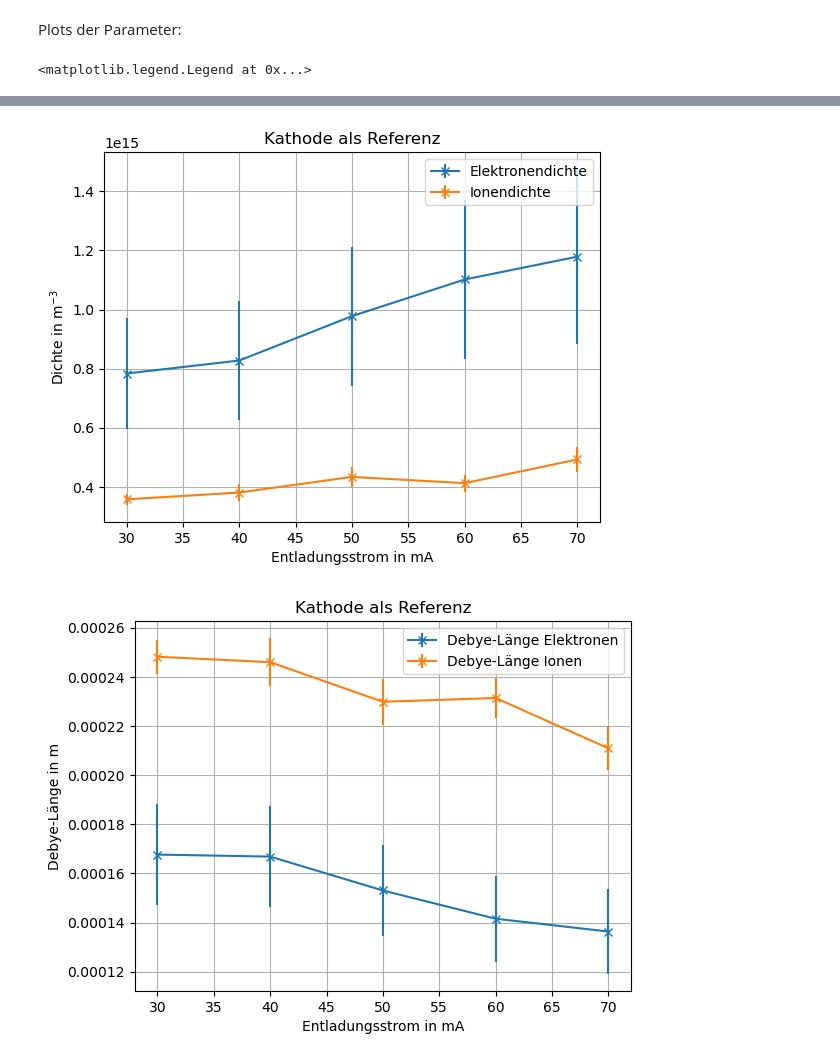
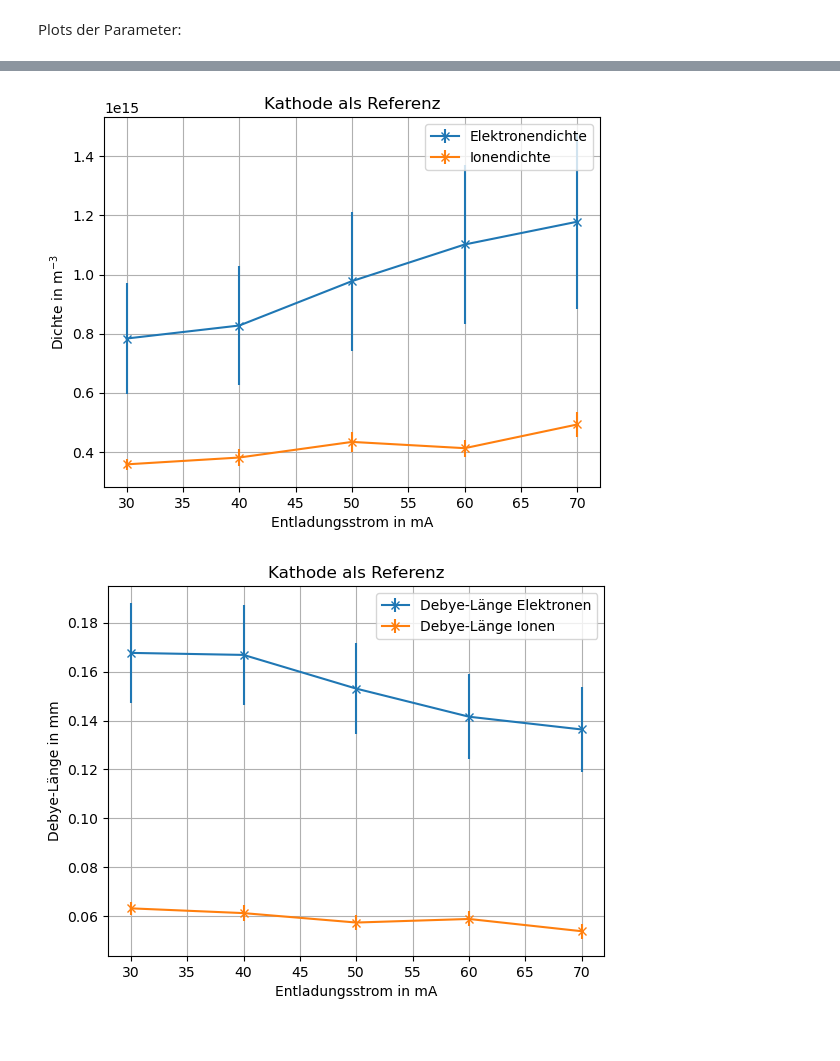
Before and after one commit to hannes-ebe/F-Prak, a Jupyter notebook: langmuir/Automatisierte_Messung.ipynb, the cells around one changed output, grey strips where cells are left out. Cells and saved outputs as stored; diff of their text form; code cells hidden in the pictures.

```diff
--- a/langmuir/Automatisierte_Messung.ipynb
+++ b/langmuir/Automatisierte_Messung.ipynb
@@ -378,28 +392,3 @@ def U_p_to_v(U_p):
 def maxwell(v,T):
     '''Maxwell-Verteilung für Temperatur T'''
     return 4*const.pi*v**2*(const.m_e/(2*const.pi*const.k*T))**(3/2)*np.exp(-const.m_e*v**2/2/const.k/T)
-# %%
-currents = [I_30]#,I_40,I_50,I_60,I_70]
-labels = [30]#,40,50,60,70]
-
-for i, current in enumerate(currents):
-    I_1 = current[4]
-    U_1 = current[3]
-    I_2 = current[7]
-    U_2 = current[6]
-    phi_p = plasma_pot[i]
-    # print(phi_p)
-
-    # Berechnung der Geschwindigkeitsverteilung
-    f = druyvestein(9.2e-6,I_2)
-    U_p = phi_p - U_2
-    v = U_p_to_v(U_p)
-    # Skaliere Maxwell mit der entsprechenden Elektronen-Teilchendichte
-    maxwell = maxwell(v,4800)
-
-    ax = plt.plot()
-    plt.plot(v,f,label='Druyvestein')
-    plt.plot(v,maxwell,label='Maxwell-Verteilung')
-    plt.plot
-    plt.grid()
-    plt.legend()
@@ -571,6 +635,7 @@ for i,current in enumerate(currents):
     plt.axvline(U[fit_lim[i][1]],color='firebrick',label='Bereich des Fits')
 
     plt.legend()
+    plt.savefig('figures/bestimmung_T_'+str(labels[i])+'kathode.pdf')
 
     T_el.append(slope_to_T(m))
     T_el_err.append(T_err(m,se))
@@ -580,8 +645,10 @@ for i,current in enumerate(currents):
     n_ion_err.append(n_i_err(i_satt[i],i_satt_std[i],A,A_err,T_el[-1],T_el_err[-1],m_i))
     debye_e.append(debye(T_el[-1],n_el[-1]))
     debye_e_err.append(debye_err(T_el[-1],T_el_err[-1],n_el[-1],n_el_err[-1]))
-    debye_i.append(debye(T_el[-1],n_ion[-1]))
-    debye_i_err.append(debye_err(T_el[-1],T_el_err[-1],n_ion[-1],n_ion_err[-1]))
+    #debye_i.append(debye(T_el[-1],n_ion[-1]))
+    #debye_i_err.append(debye_err(T_el[-1],T_el_err[-1],n_ion[-1],n_ion_err[-1]))
+    debye_i.append(debye(T_ion,n_ion[-1]))
+    debye_i_err.append(debye_err(T_ion,T_ion_err,n_ion[-1],n_ion_err[-1]))
     parameter_e.append(plasma_parameter(debye_e[-1],n_el[-1]))
     parameter_e_err.append(plasma_parameter_err(debye_e[-1],debye_e_err[-1],n_el[-1],n_el_err[-1]))
     parameter_i.append(plasma_parameter(debye_i[-1],n_ion[-1]))
@@ -633,35 +700,38 @@ plt.ylabel('Elektronentemperatur in K')
 plt.title('Kathode als Referenz')
 plt.grid()
 plt.legend()
+plt.savefig('figures/Te_kathode.pdf')
 
 ax = plt.subplots()
 plt.errorbar(labels,n_el,yerr=n_el_err,marker='x',label='Elektronendichte')
 plt.errorbar(labels,n_ion,yerr=n_ion_err,marker='x',label='Ionendichte')
 plt.xlabel('Entladungsstrom in mA')
 plt.ylabel('Dichte in m$^{-3}$')
 plt.title('Kathode als Referenz')
 plt.grid()
 plt.legend()
+plt.savefig('figures/n_kathode.pdf')
 
 ax = plt.subplots()
-plt.errorbar(labels,debye_e,yerr=debye_e_err,marker='x',label='Debye-Länge Elektronen')
-plt.errorbar(labels,debye_i,yerr=debye_i_err,marker='x',label='Debye-Länge Ionen')
+plt.errorbar(labels,np.array(debye_e)*1e3,yerr=np.array(debye_e_err)*1e3,marker='x',label='Debye-Länge Elektronen')
+plt.errorbar(labels,np.array(debye_i)*1e3,yerr=np.array(debye_i_err)*1e3,marker='x',label='Debye-Länge Ionen')
 plt.xlabel('Entladungsstrom in mA')
-plt.ylabel('Debye-Länge in m')
+plt.ylabel('Debye-Länge in mm')
 plt.title('Kathode als Referenz')
 plt.grid()
 plt.legend()
+plt.savefig('figures/debye_kathode.pdf')
 
 ax = plt.subplots()
 plt.errorbar(labels,parameter_e,yerr=parameter_e_err,marker='x',label='Plasmaparameter Elektronen')
 plt.errorbar(labels,parameter_i,yerr=parameter_i_err,marker='x',label='Plasmaparameter Ionen')
 plt.xlabel('Entladungsstrom in mA')
 plt.ylabel('Plasmaparameter')
 plt.title('Kathode als Referenz')
 plt.grid()
 plt.legend()
+plt.savefig('figures/eta_kathode.pdf')
 # %% [output]
-<matplotlib.legend.Legend at 0x...>
 [figure]
 [figure]
-[figure, old version]
+[figure, new version]
```
Also changed, not shown: parts of 14 cells of this notebook, 1 other file.
